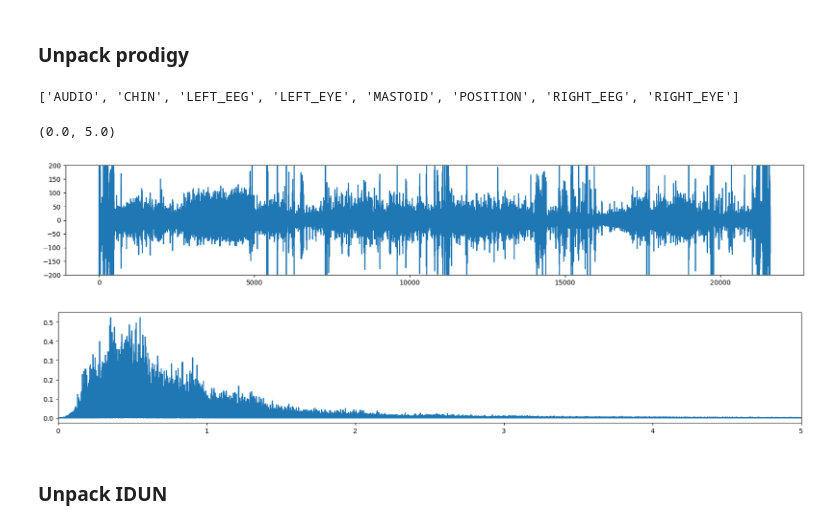
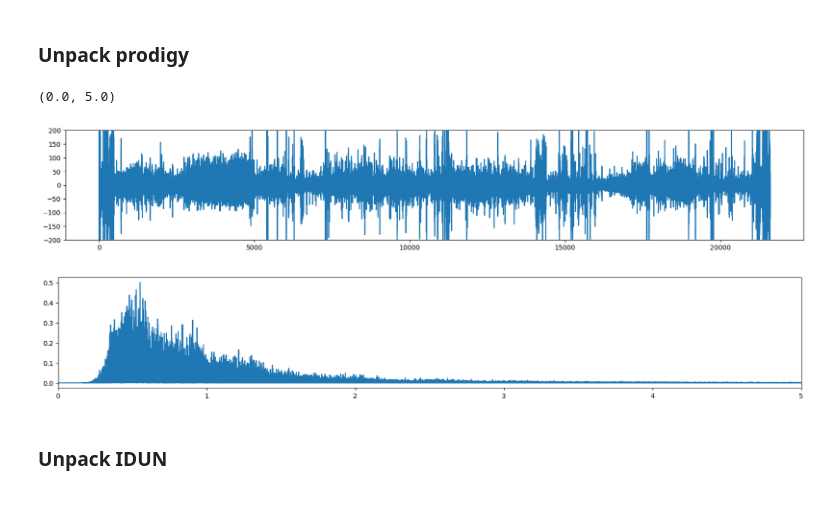
Before and after one commit to iduntech/idn-sync-data, a Jupyter notebook: sync_data.ipynb, the cells around one changed output. Cells and saved outputs as stored; diff of their text form; code cells hidden in the pictures.

```diff
--- a/sync_data.ipynb
+++ b/sync_data.ipynb
@@ -10,3 +13,6 @@ from idun_sdk import do_bandpass, prepare_fft
+# %%
+FILTER_RANGE = [0.3,20]
+BASE_SAMPLE_RATE = 250
 # %% [markdown]
 ### Upload data
 # %%
@@ -28,33 +28,41 @@ Reading 0 ... 2591999  =      0.000 ... 21599.992 secs...
 # %%
 CHANNEL_1 = "LEFT_EYE"
 CHANNEL_2 = "RIGHT_EYE"
 PRODIGY_SAMPLE_RATE = 120
 prodigy_data, prodigy_times = prodigy_raw_data[:, :]
 prodigy_channel_names = prodigy_raw_data.ch_names
-print(prodigy_channel_names)
+
 # find the position of the channels in channel_names
 channel_1_index = prodigy_channel_names.index(CHANNEL_1)
 channel_2_index = prodigy_channel_names.index(CHANNEL_2)
 # extract the data from the channels
 prodigy_channel_1_data = prodigy_data[channel_1_index, :]
 prodigy_channel_2_data = prodigy_data[channel_2_index, :]
 # minus right eye from left eye
 prodigy_channel_1_minus_2 = prodigy_channel_1_data - prodigy_channel_2_data
 prodigy_channel_1_minus_2 = prodigy_channel_1_minus_2*1000000
-# plot the data
+
+# Upsample to 250 Hz
+num_samples_250 = int(BASE_SAMPLE_RATE/PRODIGY_SAMPLE_RATE*len(prodigy_channel_1_minus_2))
+resampled_prodigy_data = resample(prodigy_channel_1_minus_2, num_samples_250)
+
+# Filter
+prodigy_filtered_data_rs = do_bandpass(resampled_prodigy_data,  [FILTER_RANGE[0], FILTER_RANGE[1]], BASE_SAMPLE_RATE)
+resampled_times = np.linspace(0, len(prodigy_filtered_data_rs)/BASE_SAMPLE_RATE, len(prodigy_filtered_data_rs))
+
+
 plt.figure(figsize=(20, 3))
-plt.plot(prodigy_times, prodigy_channel_1_minus_2)
+plt.plot(resampled_times, resampled_prodigy_data)
 plt.ylim(-200, 200)
 
-pr_freqs, pr_fft = prepare_fft(prodigy_channel_1_minus_2, 0, 40, PRODIGY_SAMPLE_RATE)
+pr_freqs_rs, pr_fft_rs = prepare_fft(prodigy_filtered_data_rs, 0,20, BASE_SAMPLE_RATE)
 plt.figure(figsize=(20, 3))
-plt.plot(pr_freqs, pr_fft)
+plt.plot(pr_freqs_rs, pr_fft_rs)
 plt.xlim(0, 5)
 # %% [output]
-['AUDIO', 'CHIN', 'LEFT_EEG', 'LEFT_EYE', 'MASTOID', 'POSITION', 'RIGHT_EEG', 'RIGHT_EYE']
+(0.0, 5.0)
-(0.0, 5.0)
 [figure]
-[figure, old version]
+[figure, new version]
 # %% [markdown]
 ### Unpack IDUN
 # %%
```
Also changed, not shown: parts of 8 cells of this notebook, 1 other file.
